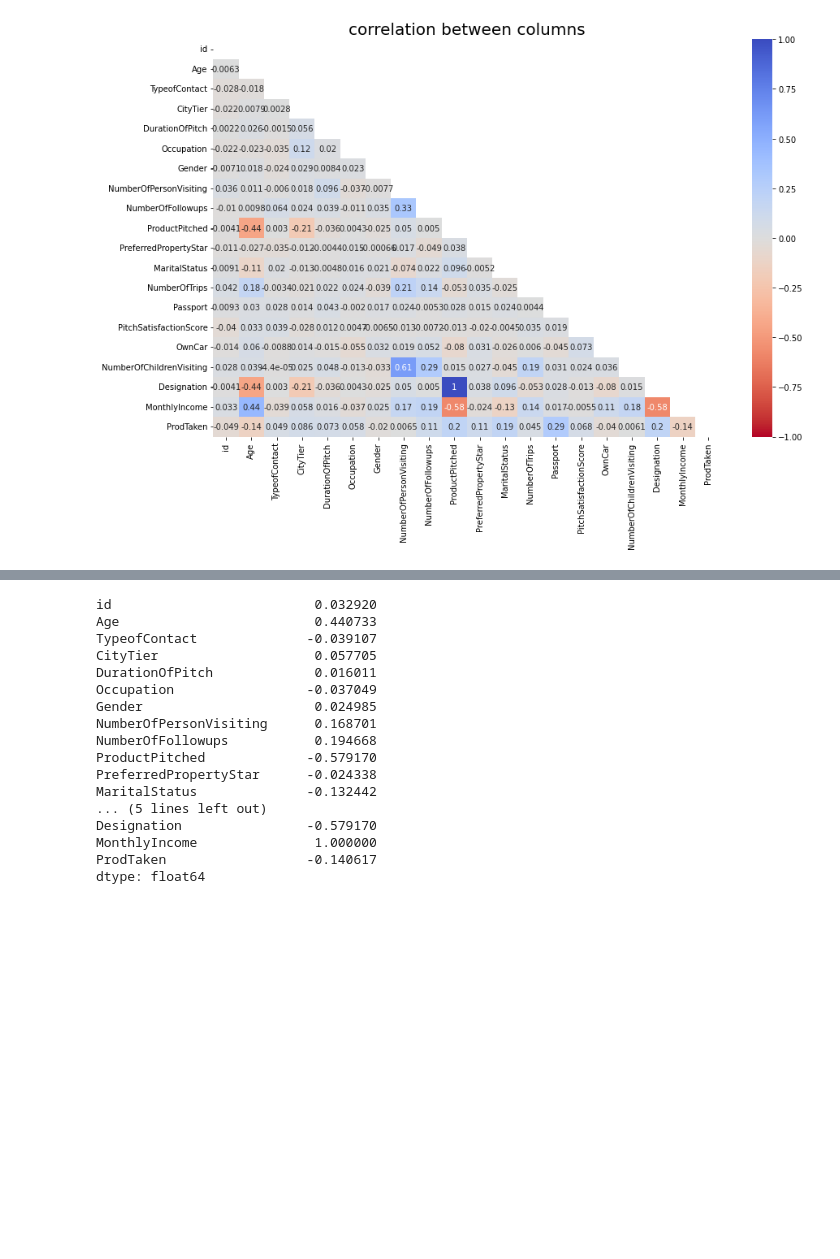
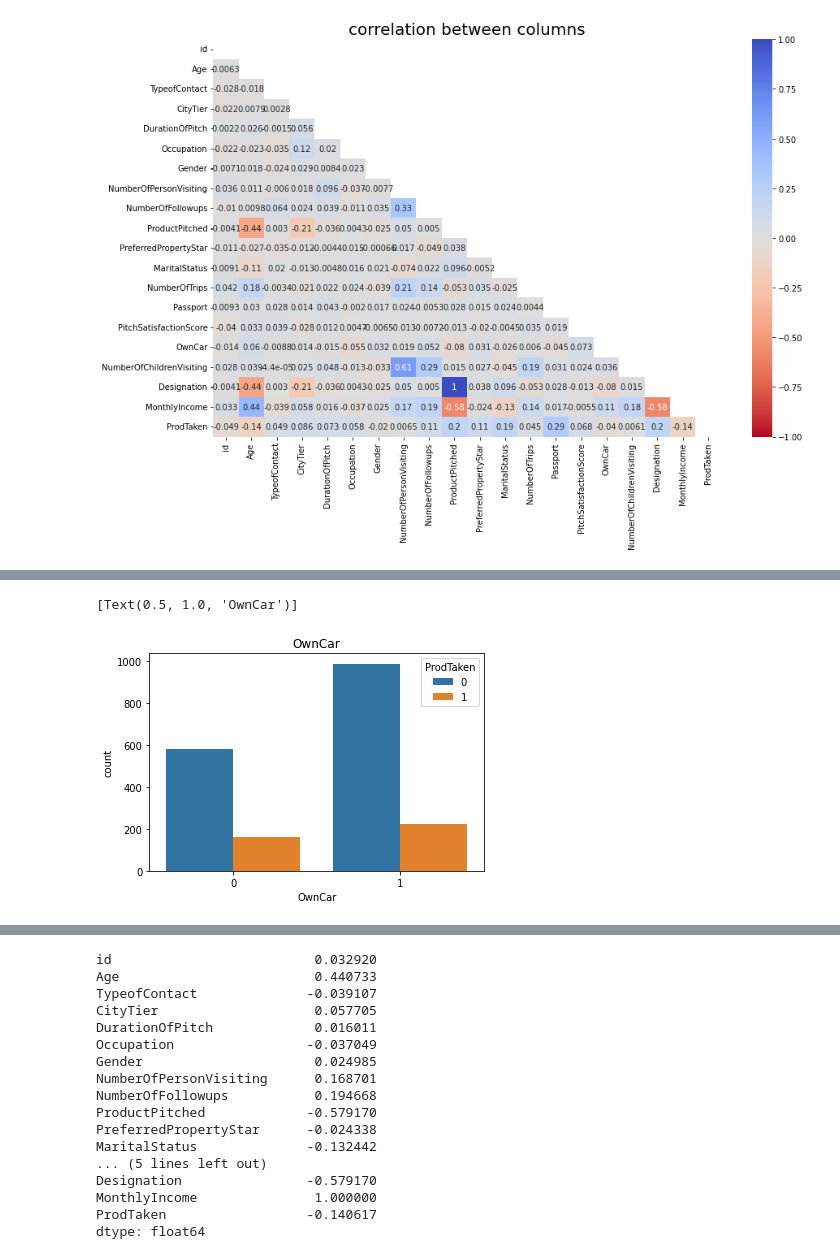
Before and after one commit to hajinhee/study, a Jupyter notebook: dacon/travel/travel.ipynb, the cells around one changed output, grey strips where cells are left out. Drawn from its saved outputs; the diff is of its cells as text; code cells hidden in the pictures; blank space fills up the shorter version.

```diff
--- a/dacon/travel/travel.ipynb
+++ b/dacon/travel/travel.ipynb
@@ -127,3 +133,8 @@ plt.show()
+# %%
+sns.countplot(x='OwnCar', hue='ProdTaken', data=train).set(title='OwnCar')  # 자동차 보유자의 비율이 크지만 여행신청 비율은 미보유자와 큰 차이가 없다.
+# %% [output]
+[Text(0.5, 1.0, 'OwnCar')]
+[figure, added]
 # %%
 # 수치형으로 변환된 데이터 요약
 train.describe()
```
Also changed, not shown: parts of 6 cells of this notebook, 3 other files.
